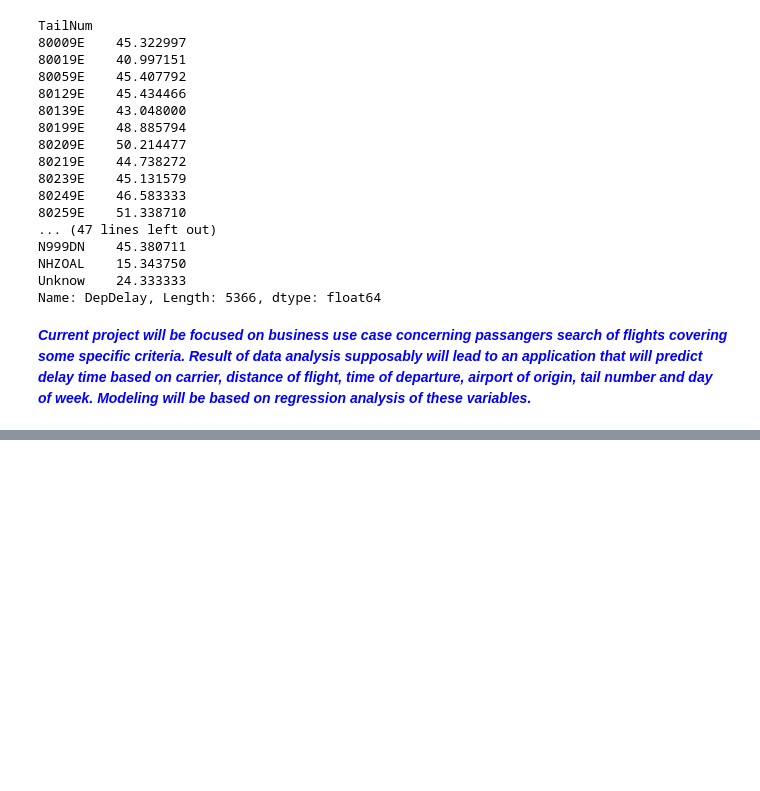
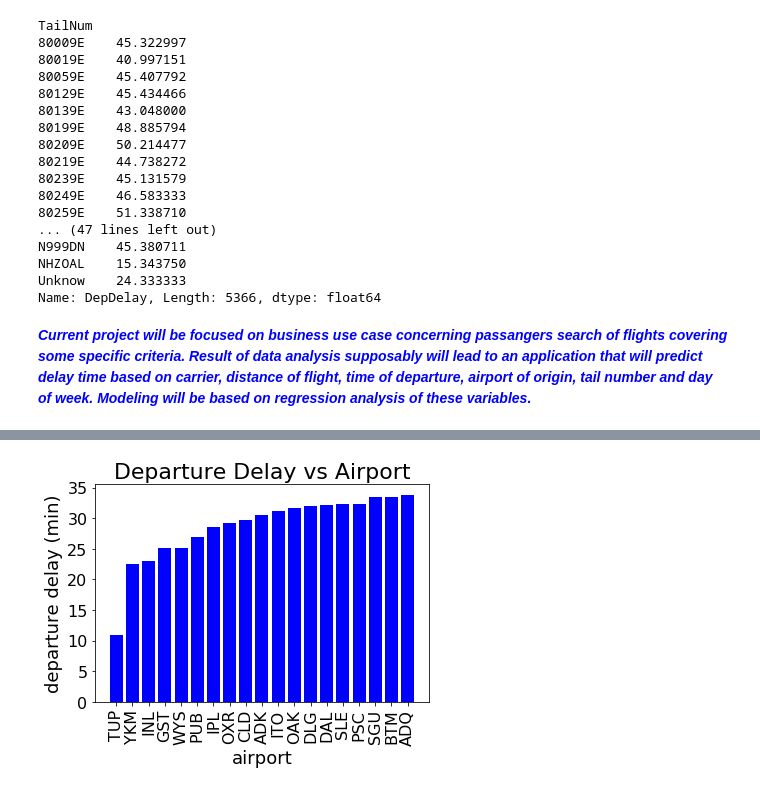
Before and after one commit to Guttapercha/CEBD-1260-Korchagina_Evgeniya, a Jupyter notebook: May26th/EDA_Korchagina.ipynb, the cells around one changed output, grey strips where cells are left out. Drawn from its saved outputs; the diff is of its cells as text; code cells hidden in the pictures; blank space fills up the shorter version.

```diff
--- a/May26th/EDA_Korchagina.ipynb
+++ b/May26th/EDA_Korchagina.ipynb
@@ -450,0 +490,25 @@ df2.to_csv('FlightsProcessed.csv')
+# %%
+X=[]
+Y=[]
+origin=df.groupby("Origin")["DepDelay"].mean().reset_index(name ="DepDelay")
+origin=origin.sort_values(["DepDelay"]).nsmallest(20,"DepDelay")
+origin = origin.reset_index(drop=True)
+X=origin["Origin"]
+Y=origin["DepDelay"]
+# %%
+INDEX=[]
+XX=[]
+YY=[]
+for i in range(19):
+    INDEX.append(i+1)
+    XX.append(X[i])
+    YY.append(Y[i])
+plt.bar(index, YY, align='center', color="blue")
+plt.xticks(index, XX, rotation="vertical", size=16)  # set the X ticks and labels
+plt.yticks(size=16)
+plt.xlabel("airport", size=18)
+plt.ylabel("departure delay (min)", size=18)
+plt.title("Departure Delay vs Airport",size=22)
+plt.show()
+# %% [output]
+[figure, added]
```
Also changed, not shown: parts of 6 cells of this notebook.
